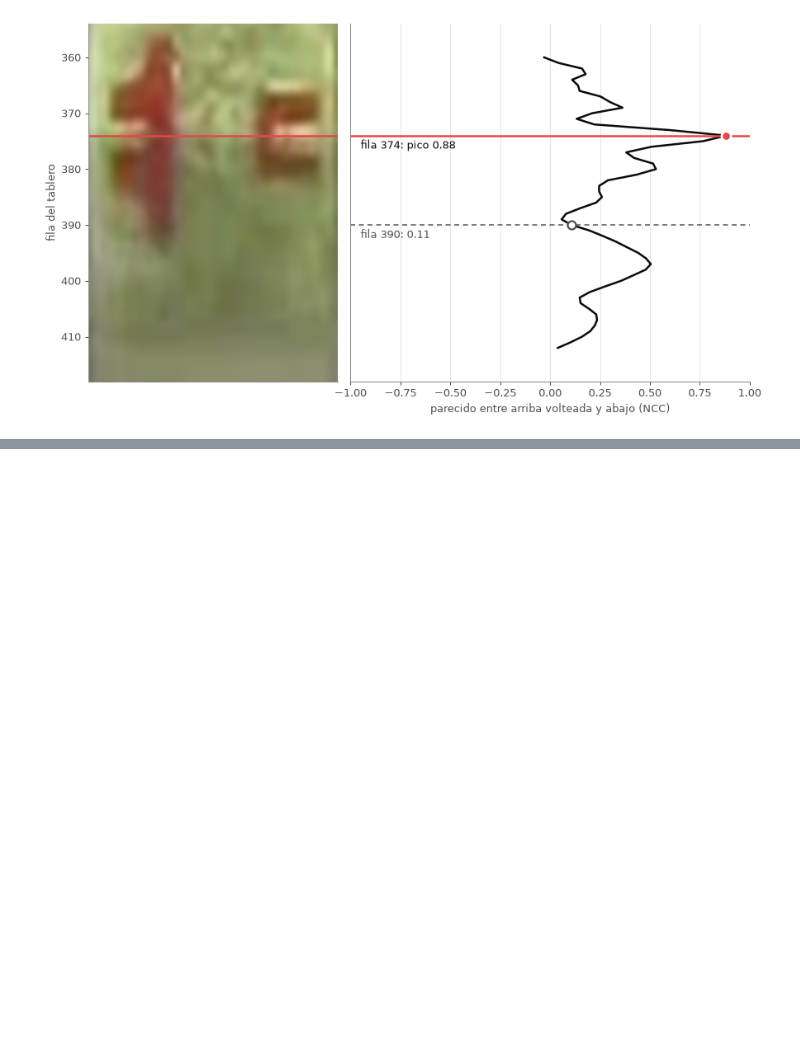
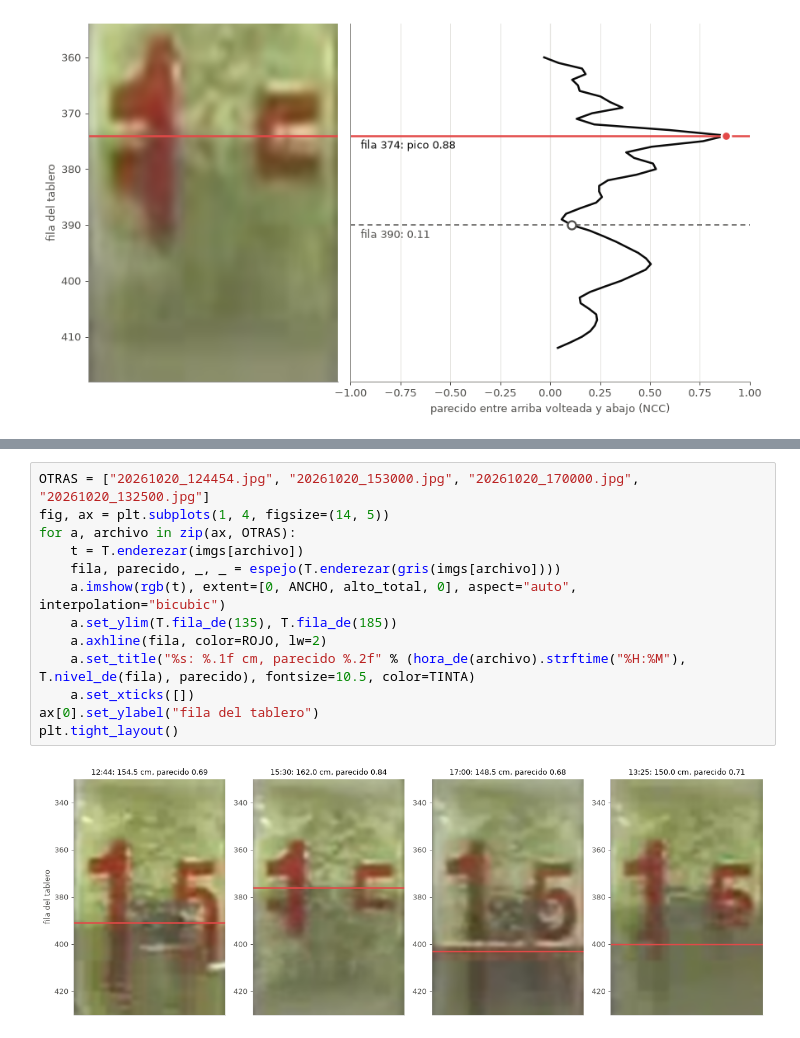
Before and after one commit to SCaballero427/medicion-de-nivel-en-canales-abiertos, a Jupyter notebook: 01_meguro_algoritmo_basico/01_meguro_algoritmo_basico.ipynb, the cells around one changed output, grey strips where cells are left out. Drawn from its saved outputs; the diff is of its cells as text; blank space fills up the shorter version.

Commit message:
probado en otras fotos, y por qué no en toda la regla

```diff
--- a/01_meguro_algoritmo_basico/01_meguro_algoritmo_basico.ipynb
+++ b/01_meguro_algoritmo_basico/01_meguro_algoritmo_basico.ipynb
@@ -556,0 +563,15 @@ Foto de las 14:20: fila 374 del tablero, parecido 0.88
+# %%
+OTRAS = ["20261020_124454.jpg", "20261020_153000.jpg", "20261020_170000.jpg", "20261020_132500.jpg"]
+fig, ax = plt.subplots(1, 4, figsize=(14, 5))
+for a, archivo in zip(ax, OTRAS):
+    t = T.enderezar(imgs[archivo])
+    fila, parecido, _, _ = espejo(T.enderezar(gris(imgs[archivo])))
+    a.imshow(rgb(t), extent=[0, ANCHO, alto_total, 0], aspect="auto", interpolation="bicubic")
+    a.set_ylim(T.fila_de(135), T.fila_de(185))
+    a.axhline(fila, color=ROJO, lw=2)
+    a.set_title("%s: %.1f cm, parecido %.2f" % (hora_de(archivo).strftime("%H:%M"), T.nivel_de(fila), parecido), fontsize=10.5, color=TINTA)
+    a.set_xticks([])
+ax[0].set_ylabel("fila del tablero")
+plt.tight_layout()
+# %% [output]
+[figure, added]
```
Also changed, not shown: parts of 3 cells of this notebook.
